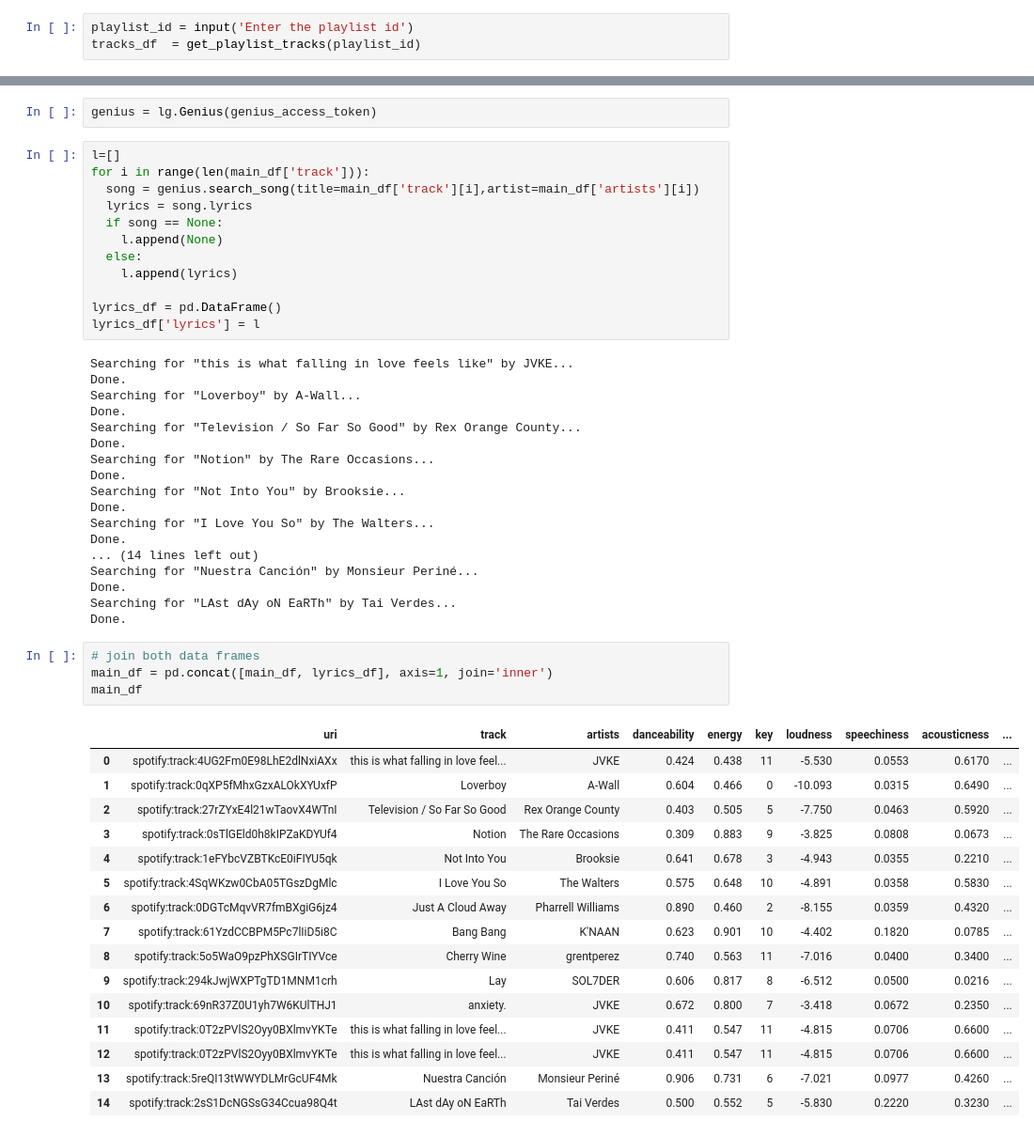
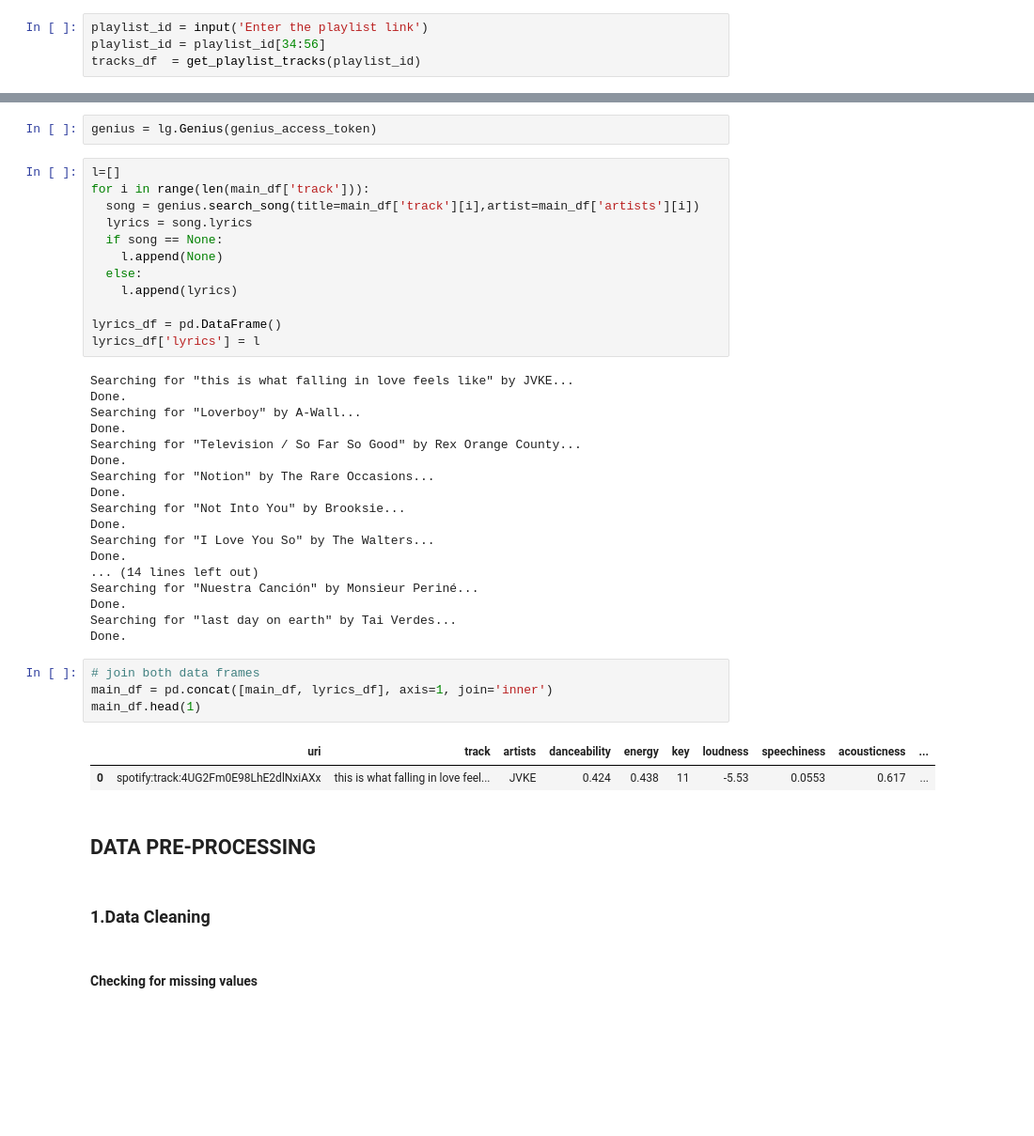
Before and after one commit to yaksh1/SentimentAnalysisOfPlaylist, a Jupyter notebook: test.ipynb, the cells around one changed output, grey strips where cells are left out. Shown at 94% size. Saved outputs shown, nothing was run; the diff lists cells and outputs as text; blank space fills up the shorter version.

```diff
--- a/test.ipynb
+++ b/test.ipynb
@@ -34,7 +34,8 @@ def get_playlist_tracks(playlist_id):
 
     return df2
 # %%
-playlist_id = input('Enter the playlist id')
+playlist_id = input('Enter the playlist link')
+playlist_id = playlist_id[34:56]
 tracks_df  = get_playlist_tracks(playlist_id)
 # %%
 tracks_df
@@ -168,26 +169,18 @@ Done.
 ... (14 lines left out)
 Searching for "Nuestra Canción" by Monsieur Periné...
 Done.
-Searching for "LAst dAy oN EaRTh" by Tai Verdes...
+Searching for "last day on earth" by Tai Verdes...
 Done.
 # %%
 # join both data frames
 main_df = pd.concat([main_df, lyrics_df], axis=1, join='inner')
-main_df
+main_df.head(1)
 # %% [output]
 |  | uri | track | artists | danceability | energy | key | loudness | speechiness | acousticness | ... |
-| 0 | spotify:track:4UG2Fm0E98LhE2dlNxiAXx | this is what falling in love feel... | JVKE | 0.424 | 0.438 | 11 | -5.530 | 0.0553 | 0.6170 | ... |
-| 1 | spotify:track:0qXP5fMhxGzxALOkXYUxfP | Loverboy | A-Wall | 0.604 | 0.466 | 0 | -10.093 | 0.0315 | 0.6490 | ... |
-| 2 | spotify:track:27rZYxE4l21wTaovX4WTnI | Television / So Far So Good | Rex Orange County | 0.403 | 0.505 | 5 | -7.750 | 0.0463 | 0.5920 | ... |
-| 3 | spotify:track:0sTlGEld0h8kIPZaKDYUf4 | Notion | The Rare Occasions | 0.309 | 0.883 | 9 | -3.825 | 0.0808 | 0.0673 | ... |
-| 4 | spotify:track:1eFYbcVZBTKcE0iFIYU5qk | Not Into You | Brooksie | 0.641 | 0.678 | 3 | -4.943 | 0.0355 | 0.2210 | ... |
-| 5 | spotify:track:4SqWKzw0CbA05TGszDgMlc | I Love You So | The Walters | 0.575 | 0.648 | 10 | -4.891 | 0.0358 | 0.5830 | ... |
-| 6 | spotify:track:0DGTcMqvVR7fmBXgiG6jz4 | Just A Cloud Away | Pharrell Williams | 0.890 | 0.460 | 2 | -8.155 | 0.0359 | 0.4320 | ... |
-| 7 | spotify:track:61YzdCCBPM5Pc7lIiD5i8C | Bang Bang | K'NAAN | 0.623 | 0.901 | 10 | -4.402 | 0.1820 | 0.0785 | ... |
-| 8 | spotify:track:5o5WaO9pzPhXSGIrTIYVce | Cherry Wine | grentperez | 0.740 | 0.563 | 11 | -7.016 | 0.0400 | 0.3400 | ... |
-| 9 | spotify:track:294kJwjWXPTgTD1MNM1crh | Lay | SOL7DER | 0.606 | 0.817 | 8 | -6.512 | 0.0500 | 0.0216 | ... |
-| 10 | spotify:track:69nR37Z0U1yh7W6KUlTHJ1 | anxiety. | JVKE | 0.672 | 0.800 | 7 | -3.418 | 0.0672 | 0.2350 | ... |
-| 11 | spotify:track:0T2zPVlS2Oyy0BXlmvYKTe | this is what falling in love feel... | JVKE | 0.411 | 0.547 | 11 | -4.815 | 0.0706 | 0.6600 | ... |
-| 12 | spotify:track:0T2zPVlS2Oyy0BXlmvYKTe | this is what falling in love feel... | JVKE | 0.411 | 0.547 | 11 | -4.815 | 0.0706 | 0.6600 | ... |
-| 13 | spotify:track:5reQI13tWWYDLMrGcUF4Mk | Nuestra Canción | Monsieur Periné | 0.906 | 0.731 | 6 | -7.021 | 0.0977 | 0.4260 | ... |
-| 14 | spotify:track:2sS1DcNGSsG34Ccua98Q4t | LAst dAy oN EaRTh | Tai Verdes | 0.500 | 0.552 | 5 | -5.830 | 0.2220 | 0.3230 | ... |
+| 0 | spotify:track:4UG2Fm0E98LhE2dlNxiAXx | this is what falling in love feel... | JVKE | 0.424 | 0.438 | 11 | -5.53 | 0.0553 | 0.617 | ... |
+# %% [markdown]
+## DATA PRE-PROCESSING
+# %% [markdown]
+### 1.Data Cleaning
+# %% [markdown]
+#### Checking for missing values
```
Also changed, not shown: parts of 25 cells of this notebook, 1 other file.
